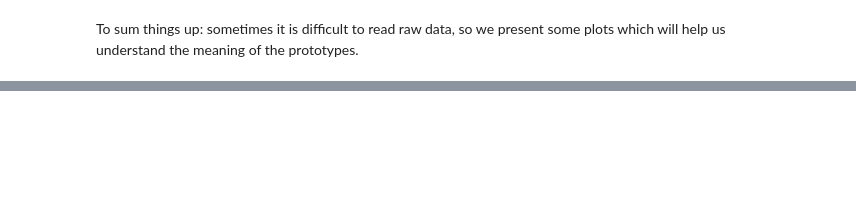
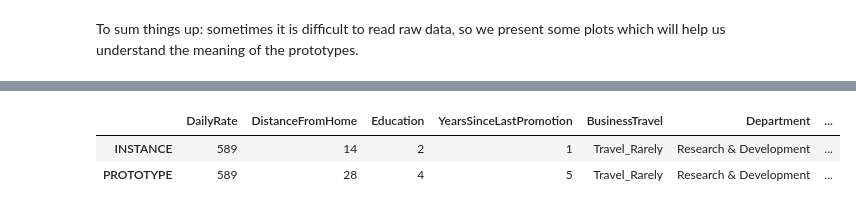
Before and after one commit to chihab4real/Explanation-Comparisons, a Jupyter notebook: mainWithPrototypes.ipynb, the cells around one changed output, grey strips where cells are left out. Cells and saved outputs as stored; diff of their text form; code cells hidden in the pictures; blank space fills up the shorter version.

```diff
--- a/mainWithPrototypes.ipynb
+++ b/mainWithPrototypes.ipynb
@@ -690,0 +778,15 @@ Name: 51, dtype: int64
+# %%
+# find alike prototype for a specific instance (positive class)
+# best fitted
+
+x_0, y_0 = X_balanced.values[200].reshape(1, -1), y_balanced.values[200]  ## positive class 1
+print(y_0)
+max_similarity = 0
+best_prototype = None
+for _, p in prototypes[y_0].iterrows():
+    if (pair_similarity := explainer.pair_similarity(x_0, p)) > max_similarity:
+        max_similarity = pair_similarity
+        best_prototype = p
+
+print("Max similarity: ", max_similarity)
+print(best_prototype)
@@ -690,0 +811,15 @@ Name: 51, dtype: int64
+# %%
+# classified for class 0
+# 0.1 similarity
+X = X_balanced_df.iloc[[200]].copy()
+# X['Class'] = y_0
+daily_rate_to_match = best_prototype['DailyRate']
+matching_index = prototypes_df[prototypes_df['DailyRate'] == daily_rate_to_match].index[0]
+prototypes_df_cleaned = prototypes_df.iloc[[matching_index]].drop(columns=['Class', 'AgeClass'])
+combined_df = pd.concat([X, prototypes_df_cleaned], axis=0)
+combined_df.index = ['INSTANCE', 'PROTOTYPE']
+combined_df
+# %% [output]
+|  | DailyRate | DistanceFromHome | Education | YearsSinceLastPromotion | BusinessTravel | Department | ... |
+| INSTANCE | 589 | 14 | 2 | 1 | Travel_Rarely | Research & Development | ... |
+| PROTOTYPE | 589 | 28 | 4 | 5 | Travel_Rarely | Research & Development | ... |
```
Also changed, not shown: parts of 26 cells of this notebook.
